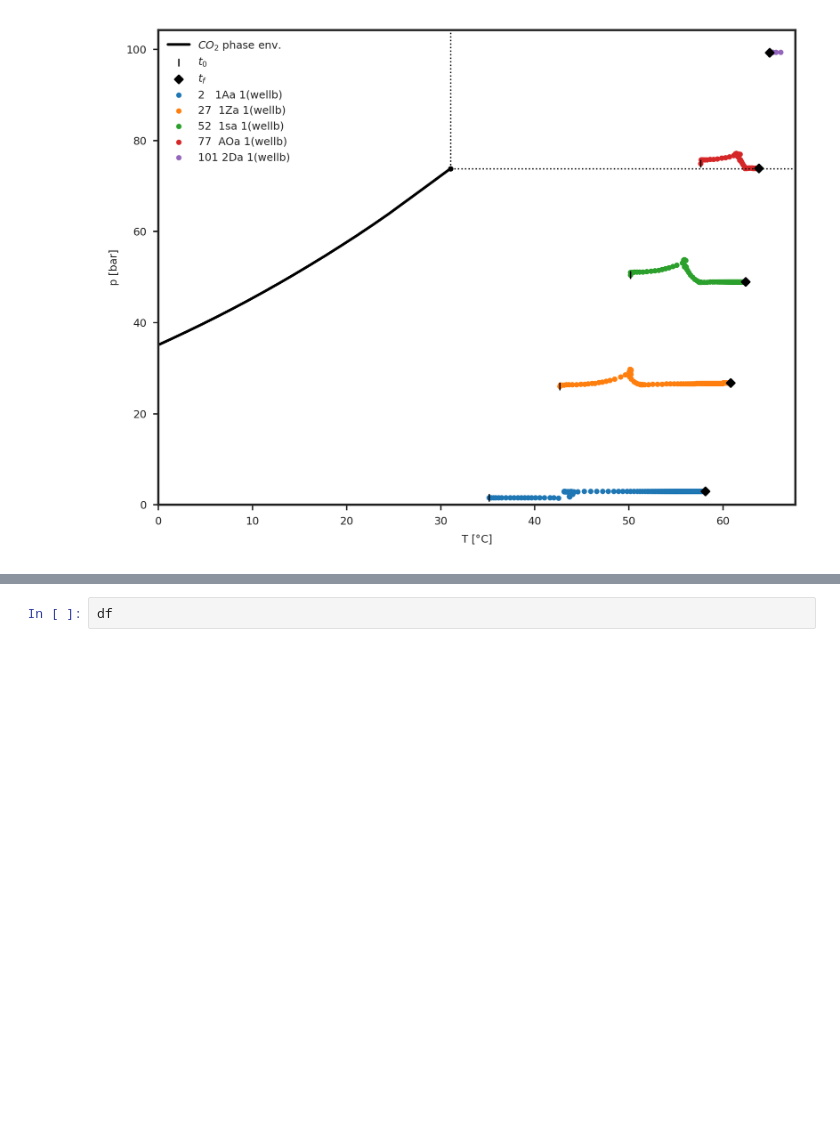
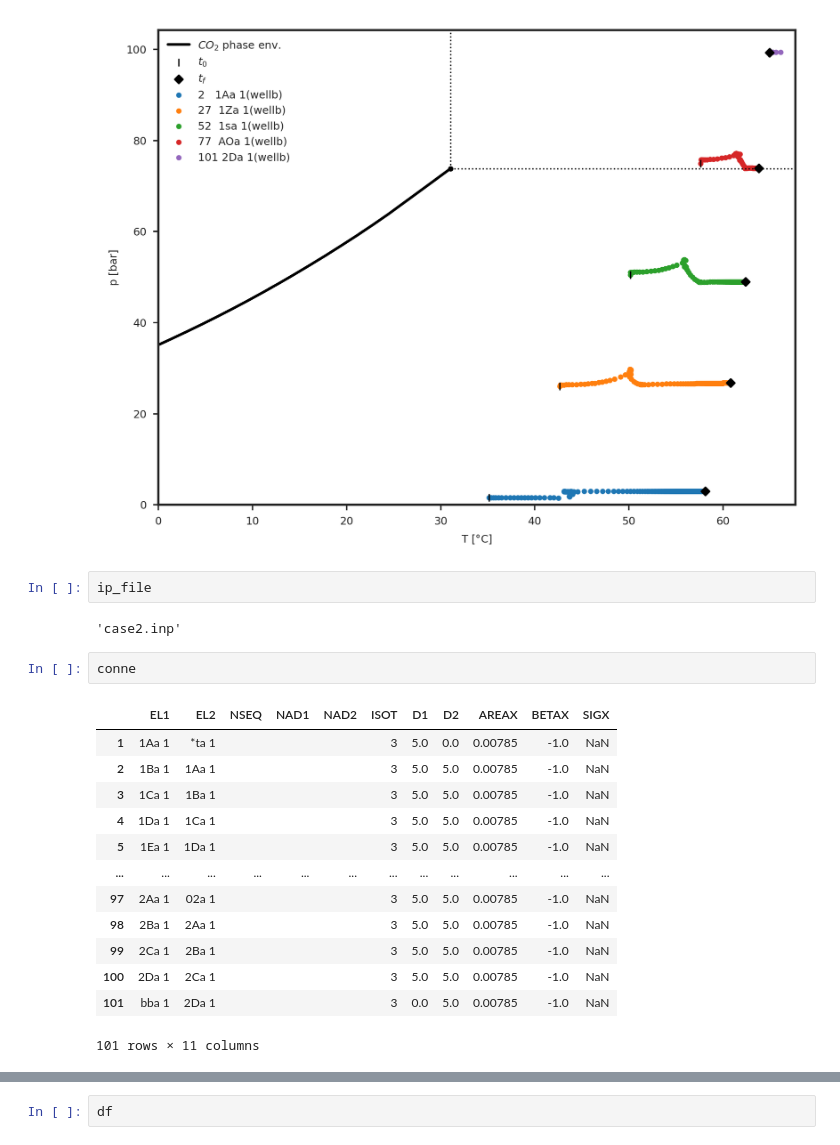
Before and after one commit to equinor/T2Well_post, a Jupyter notebook: plot_T2Well_files.ipynb, the cells around one changed output, grey strips where cells are left out. Drawn from its saved outputs; the diff is of its cells as text; blank space fills up the shorter version.

```diff
--- a/plot_T2Well_files.ipynb
+++ b/plot_T2Well_files.ipynb
@@ -213,3 +215,23 @@ Processing FOFT file
 (<Figure size 1920x1440 with 1 Axes>,
  <AxesSubplot:xlabel='T [$\\degree$C]', ylabel='p [bar]'>)
 [figure]
+# %%
+ip_file
+# %% [output]
+'case2.inp'
+# %%
+conne
+# %% [output]
+|  | EL1 | EL2 | NSEQ | NAD1 | NAD2 | ISOT | D1 | D2 | AREAX | BETAX | SIGX |
+| 1 | 1Aa 1 | *ta 1 |  |  |  | 3 | 5.0 | 0.0 | 0.00785 | -1.0 | NaN |
+| 2 | 1Ba 1 | 1Aa 1 |  |  |  | 3 | 5.0 | 5.0 | 0.00785 | -1.0 | NaN |
+| 3 | 1Ca 1 | 1Ba 1 |  |  |  | 3 | 5.0 | 5.0 | 0.00785 | -1.0 | NaN |
+| 4 | 1Da 1 | 1Ca 1 |  |  |  | 3 | 5.0 | 5.0 | 0.00785 | -1.0 | NaN |
+| 5 | 1Ea 1 | 1Da 1 |  |  |  | 3 | 5.0 | 5.0 | 0.00785 | -1.0 | NaN |
+| ... | ... | ... | ... | ... | ... | ... | ... | ... | ... | ... | ... |
+| 97 | 2Aa 1 | 02a 1 |  |  |  | 3 | 5.0 | 5.0 | 0.00785 | -1.0 | NaN |
+| 98 | 2Ba 1 | 2Aa 1 |  |  |  | 3 | 5.0 | 5.0 | 0.00785 | -1.0 | NaN |
+| 99 | 2Ca 1 | 2Ba 1 |  |  |  | 3 | 5.0 | 5.0 | 0.00785 | -1.0 | NaN |
+| 100 | 2Da 1 | 2Ca 1 |  |  |  | 3 | 5.0 | 5.0 | 0.00785 | -1.0 | NaN |
+| 101 | bba 1 | 2Da 1 |  |  |  | 3 | 0.0 | 5.0 | 0.00785 | -1.0 | NaN |
+101 rows × 11 columns
```
Also changed, not shown: parts of 8 cells of this notebook, 1 other file.
